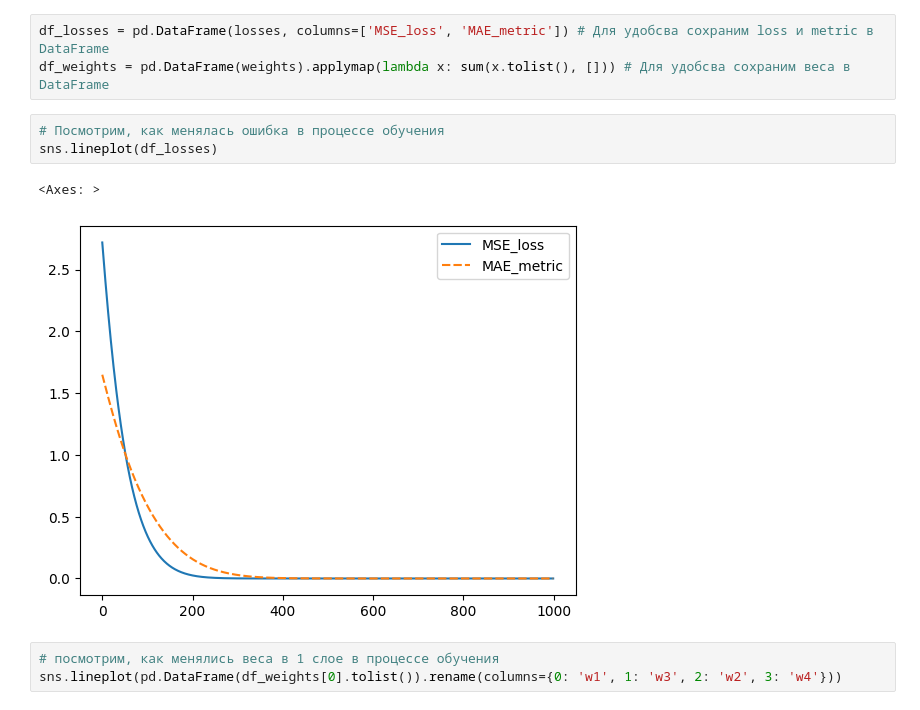
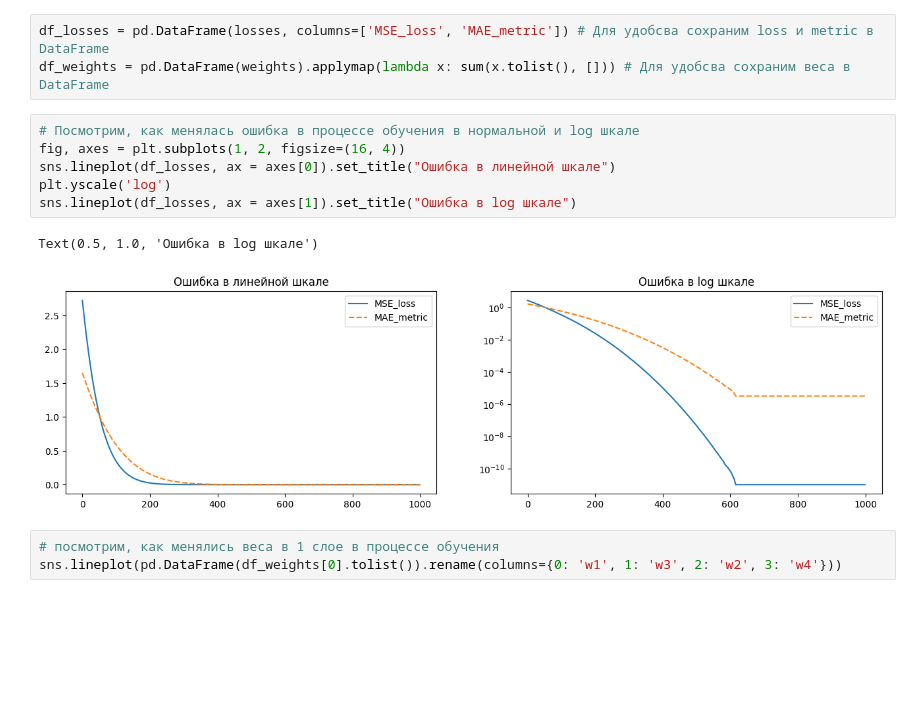
Before and after one commit to aleks-haksly/AI, a Jupyter notebook: L1/lecture_1.ipynb, the cells around one changed output. Saved outputs shown, nothing was run; the diff lists cells and outputs as text; blank space fills up the shorter version.

```diff
--- a/L1/lecture_1.ipynb
+++ b/L1/lecture_1.ipynb
@@ -263,12 +264,15 @@ for _ in range(1000):
 # %%
 df_losses = pd.DataFrame(losses, columns=['MSE_loss', 'MAE_metric']) # Для удобсва сохраним loss и metric в DataFrame
 df_weights = pd.DataFrame(weights).applymap(lambda x: sum(x.tolist(), [])) # Для удобсва сохраним веса в DataFrame
-# %%
-# Посмотрим, как менялась ошибка в процессе обучения
-sns.lineplot(df_losses)
-# %% [output]
-<Axes: >
-[figure, removed]
+# %%
+# Посмотрим, как менялась ошибка в процессе обучения в нормальной и log шкале
+fig, axes = plt.subplots(1, 2, figsize=(16, 4))
+sns.lineplot(df_losses, ax = axes[0]).set_title("Ошибка в линейной шкале")
+plt.yscale('log')
+sns.lineplot(df_losses, ax = axes[1]).set_title("Ошибка в log шкале")
+# %% [output]
+Text(0.5, 1.0, 'Ошибка в log шкале')
+[figure, added]
 # %%
 # посмотрим, как менялись веса в 1 слое в процессе обучения
 sns.lineplot(pd.DataFrame(df_weights[0].tolist()).rename(columns={0: 'w1', 1: 'w3', 2: 'w2', 3: 'w4'}))
```
Also changed, not shown: parts of 9 cells of this notebook.
